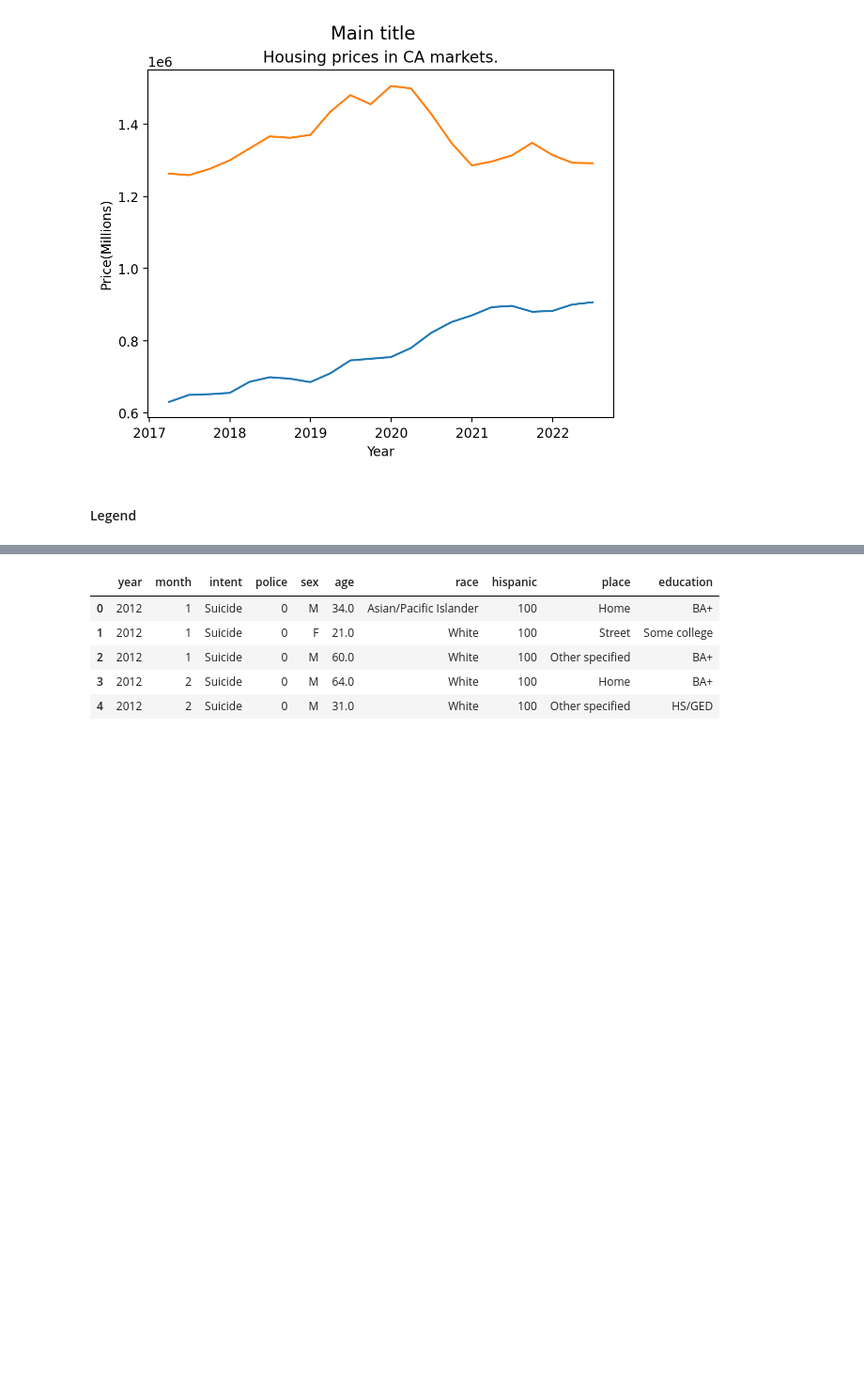
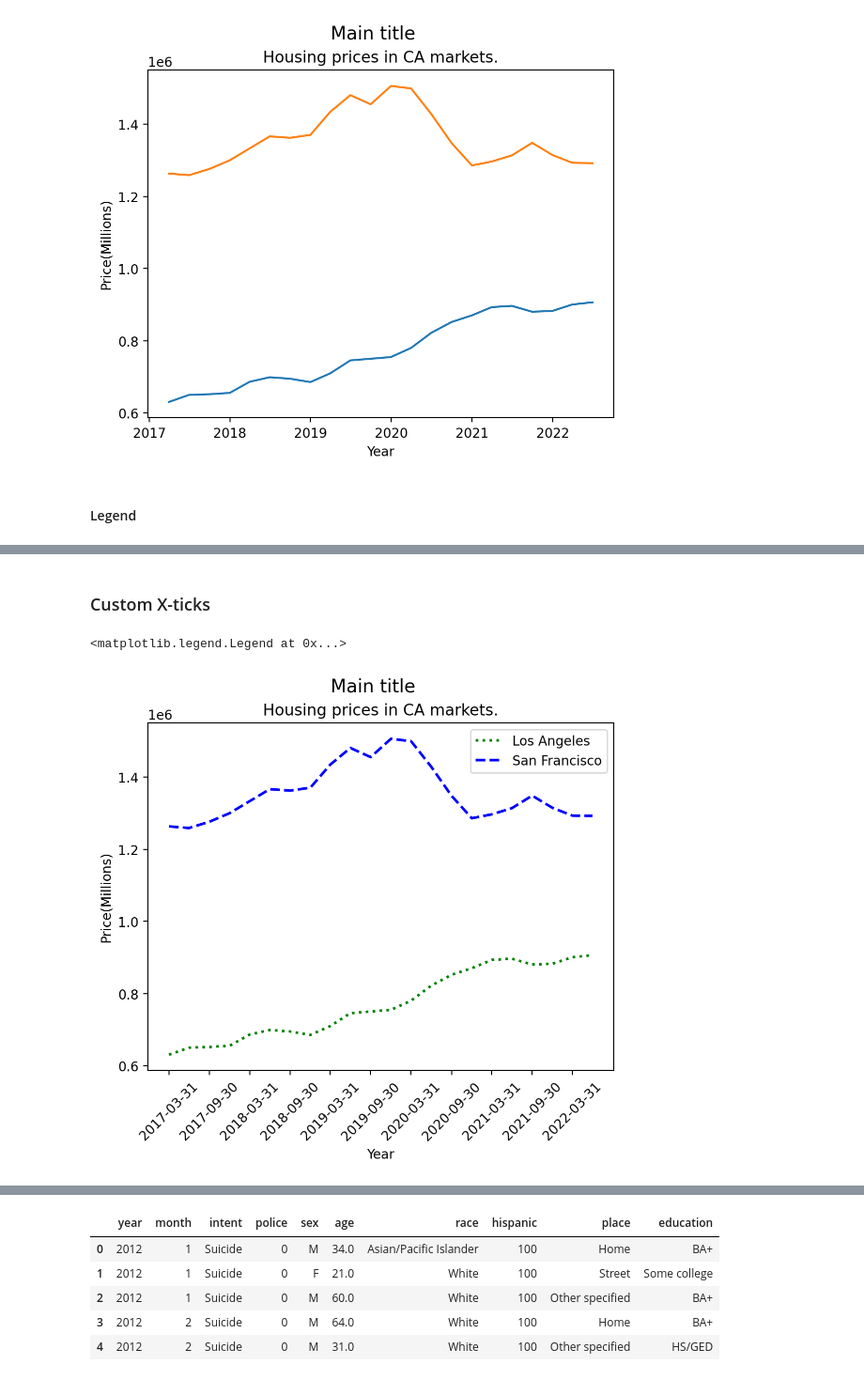
Before and after one commit to R4j4n/Semester2, a Jupyter notebook: 103/cheatSheet.ipynb, the cells around one changed output, grey strips where cells are left out. Shown at 94% size. Cells and saved outputs as stored; diff of their text form; code cells hidden in the pictures; blank space fills up the shorter version.

```diff
--- a/103/cheatSheet.ipynb
+++ b/103/cheatSheet.ipynb
@@ -105,0 +145,39 @@ ax.legend()
+# %% [markdown]
+### Custom X-ticks
+# %%
+fig, ax = plt.subplots()
+ax.plot(
+            ca_housing_markets.index,
+            ca_housing_markets["Los Angeles"],
+            color = "green",
+            linewidth = 2,
+            label= "Los Angeles",
+            ls = ":"
+
+        )
+
+ax.plot(
+            ca_housing_markets.index,
+            ca_housing_markets["San Francisco"],
+            label= "San Francisco",
+            color = "blue",
+            linewidth = 2,
+            ls = "--"
+        )
+
+fig.suptitle("Main title", fontsize=14) # main title
+
+ax.set_title("Housing prices in CA markets.", fontsize=12) # title for axis
+
+ax.set_xlabel("Year") # title for x label
+
+ax.set_ylabel("Price(Millions)") # title for y label
+
+ax.set_xticks(ca_housing_markets.index[::2])
+
+plt.xticks(rotation = 45)
+
+ax.legend()
+# %% [output]
+<matplotlib.legend.Legend at 0x...>
+[figure, added]
```
Also changed, not shown: parts of 9 cells of this notebook.
